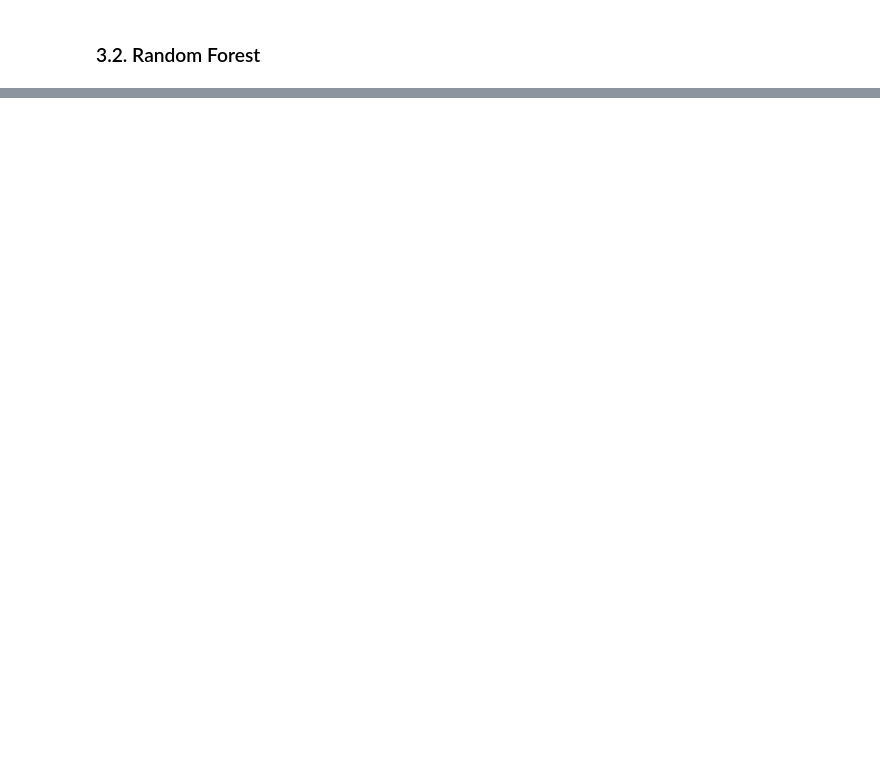
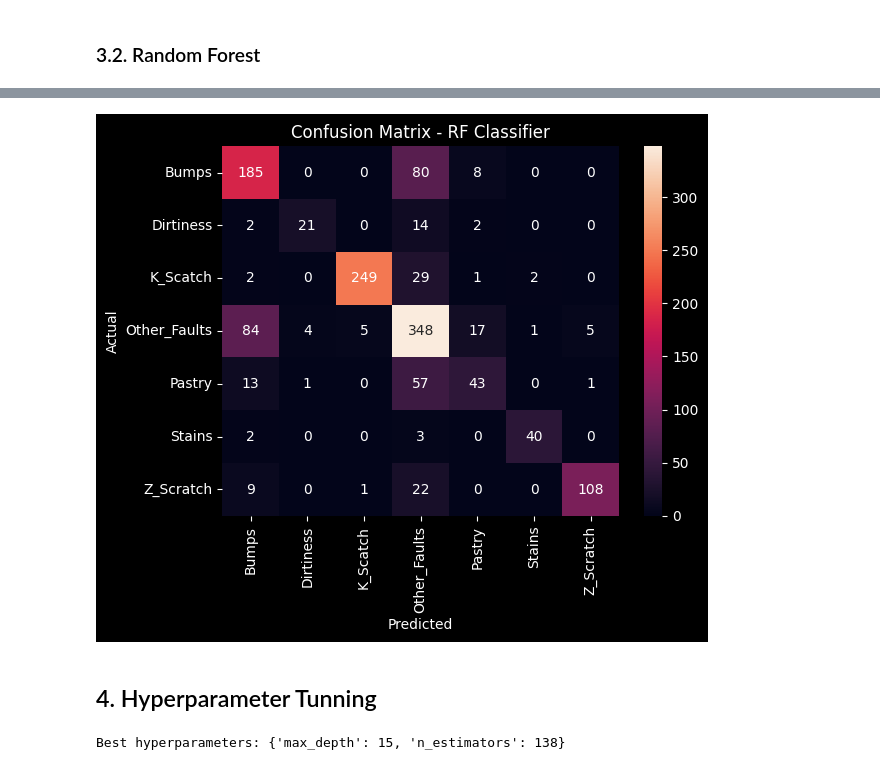
Before and after one commit to michelhilg/steel-data-PCA-SMOTE, a Jupyter notebook: notebooks/1. ML Models on Original Data.ipynb, the cells around one changed output, grey strips where cells are left out. Drawn from its saved outputs; the diff is of its cells as text; code cells hidden in the pictures; blank space fills up the shorter version.

Commit message:
Add hpo on randon forest model

```diff
--- a/notebooks/1. ML Models on Original Data.ipynb
+++ b/notebooks/1. ML Models on Original Data.ipynb
@@ -118,0 +119,41 @@ weighted avg       0.79      0.79      0.79       971
+# %%
+# Calculate the confusion matrix
+cm = confusion_matrix(y_test, y_pred)
+
+# Get unique class labels from y_test
+classes = np.unique(y_test)
+
+# Create a heatmap using seaborn
+plt.style.use("dark_background")
+sns.heatmap(cm, annot=True, fmt="d", cmap="rocket", xticklabels=classes, yticklabels=classes)
+plt.xlabel("Predicted")
+plt.ylabel("Actual")
+plt.title("Confusion Matrix - RF Classifier")
+plt.show()
+# %% [output]
+[figure, added]
+# %% [markdown]
+## 4. Hyperparameter Tunning
+# %%
+param_dist = {'n_estimators': randint(50,500),
+              'max_depth': randint(1,20)}
+
+# Create a random forest classifier
+rf = RandomForestClassifier()
+
+# Use random search to find the best hyperparameters
+rand_search = RandomizedSearchCV(rf,
+                                 param_distributions = param_dist,
+                                 n_iter=5,
+                                 cv=5)
+
+# Fit the random search object to the data
+rand_search.fit(X_train, y_train)
+
+# Create a variable for the best model
+best_rf = rand_search.best_estimator_
+
+# Print the best hyperparameters
+print('Best hyperparameters:',  rand_search.best_params_)
+# %% [output]
+Best hyperparameters: {'max_depth': 15, 'n_estimators': 138}
```
Also changed, not shown: parts of 7 cells of this notebook.
